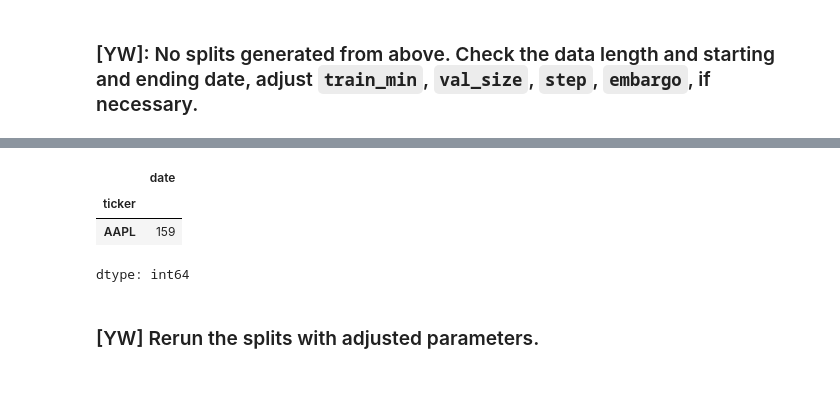
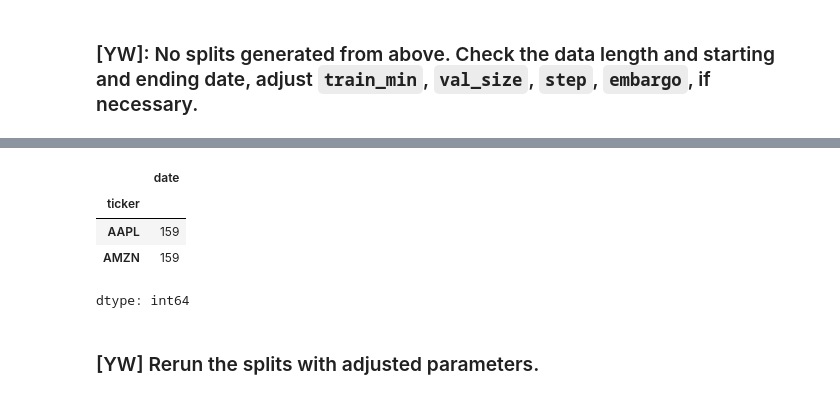
Before and after one commit to ywanglab/STAT4160, a Jupyter notebook: notebooks/lec16-inclass.ipynb, the cells around one changed output, grey strips where cells are left out. Saved outputs shown, nothing was run; the diff lists cells and outputs as text; code cells hidden in the pictures.

```diff
--- a/notebooks/lec16-inclass.ipynb
+++ b/notebooks/lec16-inclass.ipynb
@@ -171,12 +175,13 @@ len(splits), splits[:2]
 # %%
-len(feats['date']), feats['date'].min(), feats['date'].max()
+
 
 # show per-ticker length
-feats.groupby('ticker', observed=True)['date'].count().head(1)
+feats.groupby('ticker', observed=True)['date'].count().head(2)
 # %% [output]
 |  | date |
 | ticker |  |
 | AAPL | 159 |
+| AMZN | 159 |
 dtype: int64
 # %% [markdown]
 ### [YW] Rerun the splits with adjusted parameters.
```
Also changed, not shown: parts of 1 cell of this notebook, 12 other files.
